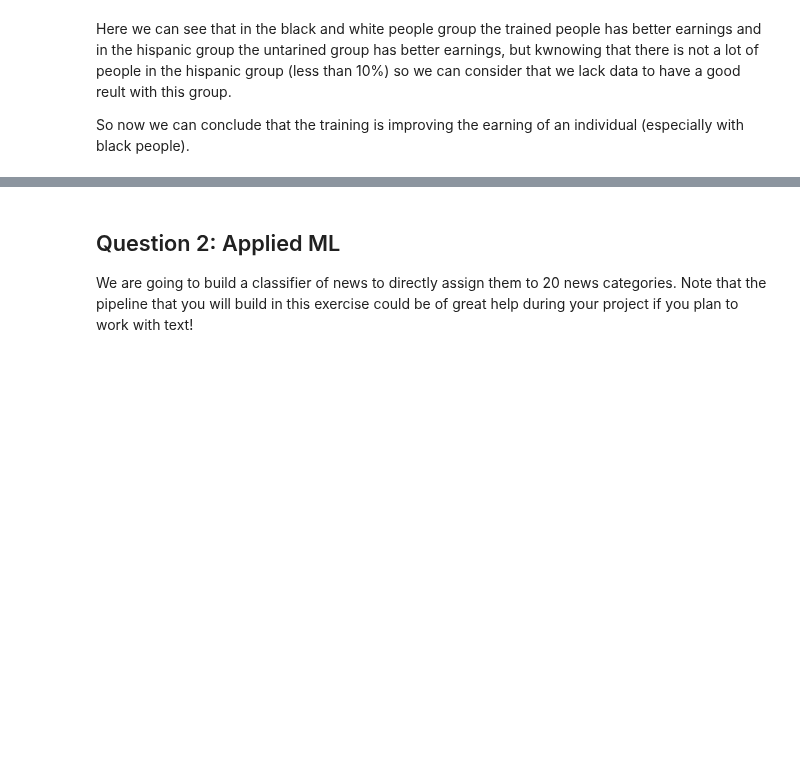
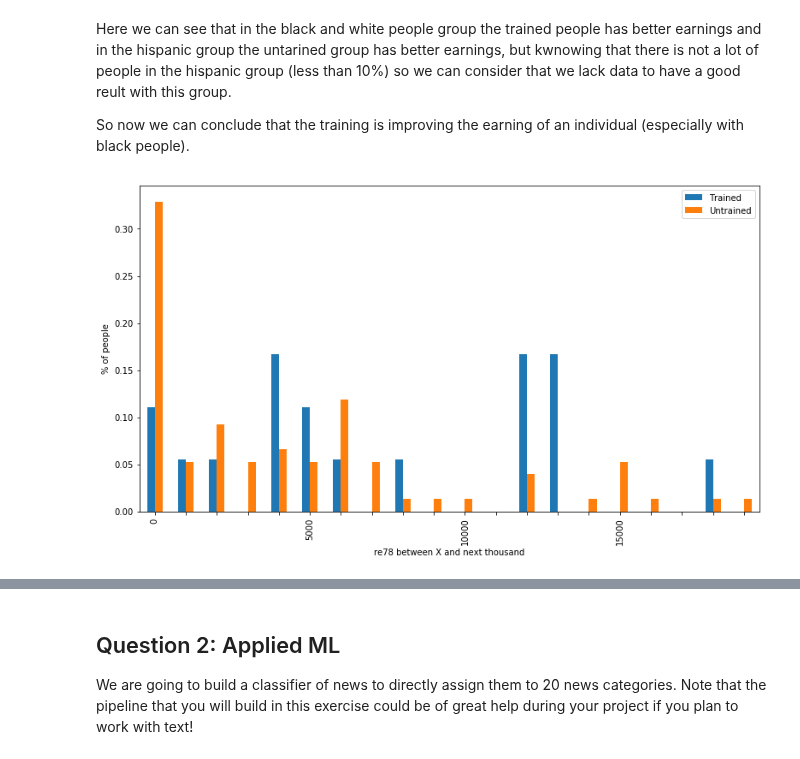
Before and after one commit to matthieuDev/ADA2017, a Jupyter notebook: 04 - Applied ML/Homework 4.ipynb, the cells around one changed output, grey strips where cells are left out. Drawn from its saved outputs; the diff is of its cells as text; code cells hidden in the pictures; blank space fills up the shorter version.

```diff
--- a/04 - Applied ML/Homework 4.ipynb
+++ b/04 - Applied ML/Homework 4.ipynb
@@ -581,3 +567,8 @@ pd.DataFrame(data=dict(zip(groups_5, [x['re78'] for x in data5_list]))).plot(kin
 Here we can see that in the black and white people group the trained people has better earnings and in the hispanic group the untarined group has better earnings, but kwnowing that there is not a lot of people in the hispanic group (less than  10%) so we can consider that we lack data to have a good reult with this group.
 
 So now we can conclude that the training is improving the earning of an individual (especially with black people).
+# %%
+#For black people
+drawRe(matched_data[matched_data['black'] == 1], data5_list[3], data5_list[0], 're78', 601).figure
+# %% [output]
+[figure, added]
```
Also changed, not shown: parts of 12 cells of this notebook.
